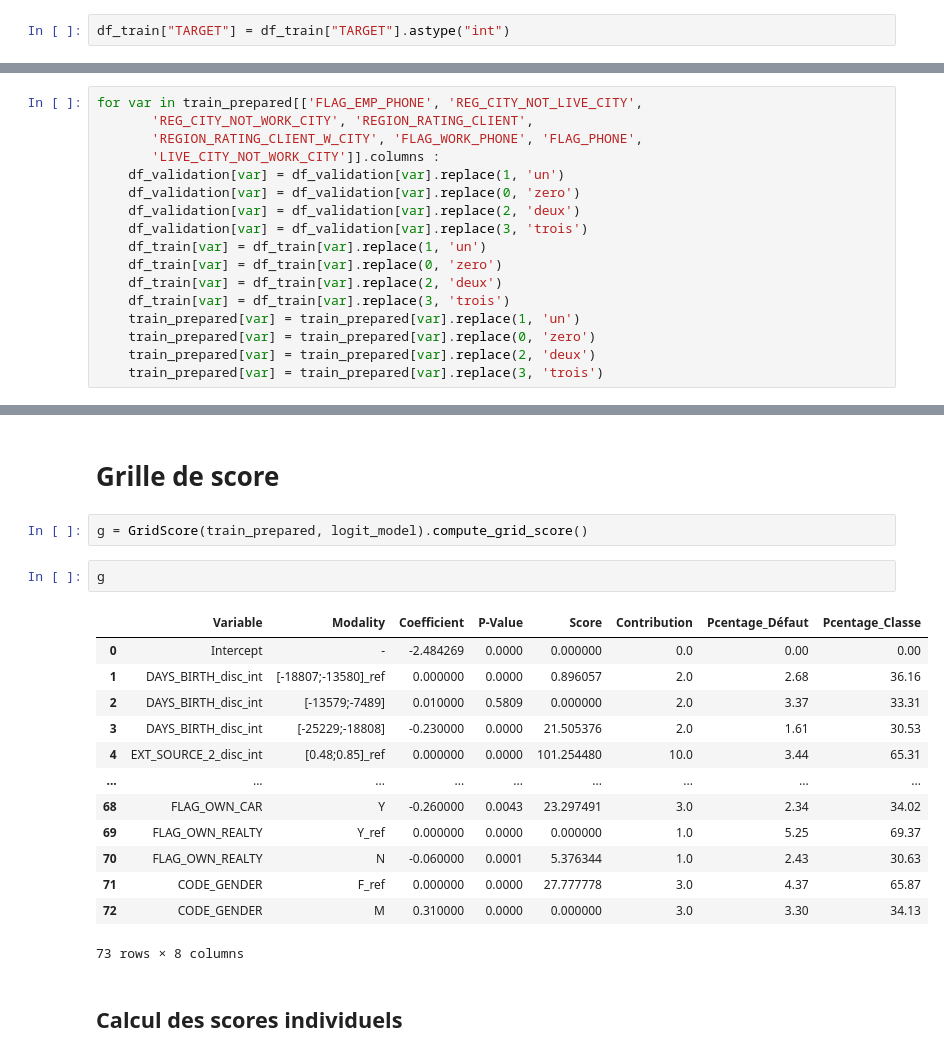
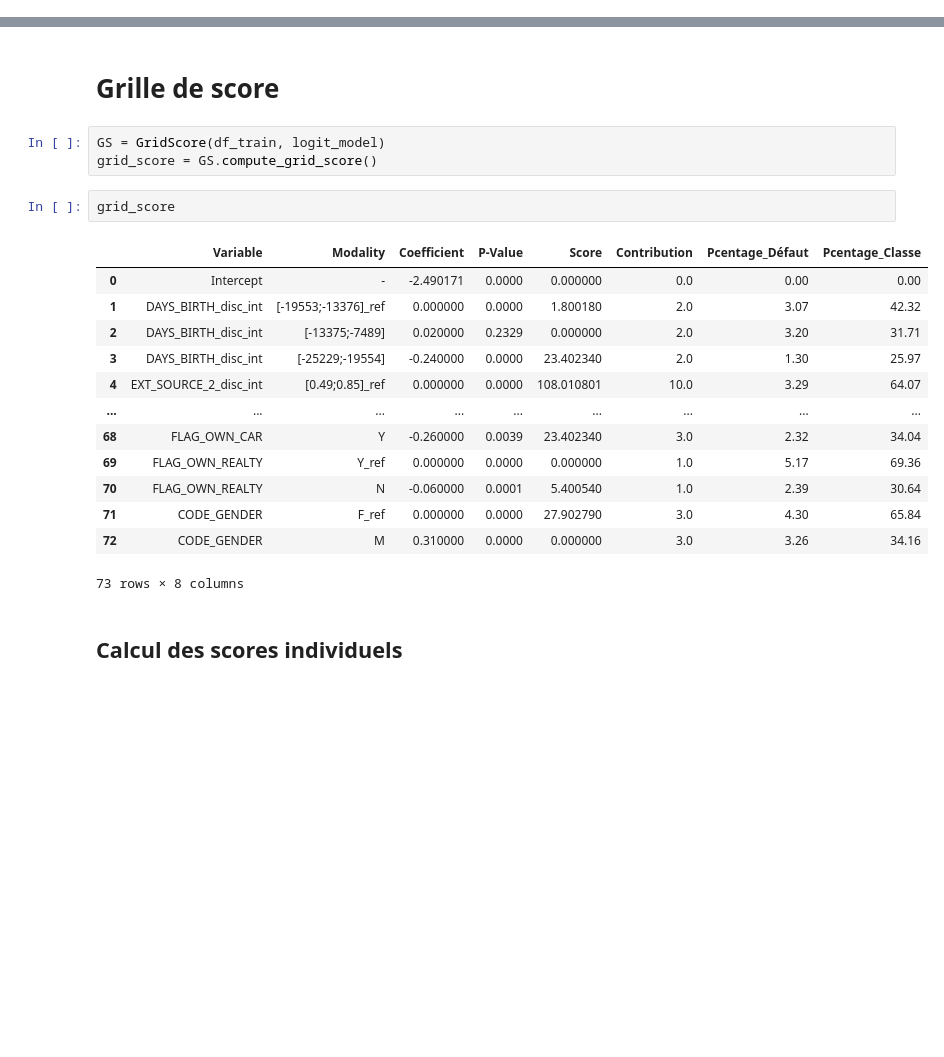
Before and after one commit to SamuelBaheux/Challenge_Nexialog, a Jupyter notebook: notebooks/grid_score.ipynb, the cells around one changed output, grey strips where cells are left out. Cells and saved outputs as stored; diff of their text form; blank space fills up the shorter version.

```diff
--- a/notebooks/grid_score.ipynb
+++ b/notebooks/grid_score.ipynb
@@ -22,28 +22,9 @@ train_prepared = pd.read_csv("../data/train_prepared.csv", index_col=[0])
 test_prepared = pd.read_csv("../data/test_prepared.csv", index_col=[0])
 # %%
 df_train = train_prepared.copy()
-# %%
-df_train["TARGET"] = df_train["TARGET"].astype("int")
 # %%
 df_validation = df_train.iloc[280000:,:]
 df_train = df_train.iloc[:280000,:]
-# %%
-for var in train_prepared[['FLAG_EMP_PHONE', 'REG_CITY_NOT_LIVE_CITY',
-       'REG_CITY_NOT_WORK_CITY', 'REGION_RATING_CLIENT',
-       'REGION_RATING_CLIENT_W_CITY', 'FLAG_WORK_PHONE', 'FLAG_PHONE',
-       'LIVE_CITY_NOT_WORK_CITY']].columns :
-    df_validation[var] = df_validation[var].replace(1, 'un')
-    df_validation[var] = df_validation[var].replace(0, 'zero')
-    df_validation[var] = df_validation[var].replace(2, 'deux')
-    df_validation[var] = df_validation[var].replace(3, 'trois')
-    df_train[var] = df_train[var].replace(1, 'un')
-    df_train[var] = df_train[var].replace(0, 'zero')
-    df_train[var] = df_train[var].replace(2, 'deux')
-    df_train[var] = df_train[var].replace(3, 'trois')
-    train_prepared[var] = train_prepared[var].replace(1, 'un')
-    train_prepared[var] = train_prepared[var].replace(0, 'zero')
-    train_prepared[var] = train_prepared[var].replace(2, 'deux')
-    train_prepared[var] = train_prepared[var].replace(3, 'trois')
 # %% [markdown]
 # Modélisation
 # %%
@@ -101,22 +82,23 @@ gini_coefficient
 # %% [markdown]
 # Grille de score
 # %%
-g = GridScore(train_prepared, logit_model).compute_grid_score()
+GS = GridScore(df_train, logit_model)
+grid_score = GS.compute_grid_score()
 # %%
-g
+grid_score
 # %% [output]
 |  | Variable | Modality | Coefficient | P-Value | Score | Contribution | Pcentage_Défaut | Pcentage_Classe |
-| 0 | Intercept | - | -2.484269 | 0.0000 | 0.000000 | 0.0 | 0.00 | 0.00 |
-| 1 | DAYS_BIRTH_disc_int | [-18807;-13580]_ref | 0.000000 | 0.0000 | 0.896057 | 2.0 | 2.68 | 36.16 |
-| 2 | DAYS_BIRTH_disc_int | [-13579;-7489] | 0.010000 | 0.5809 | 0.000000 | 2.0 | 3.37 | 33.31 |
-| 3 | DAYS_BIRTH_disc_int | [-25229;-18808] | -0.230000 | 0.0000 | 21.505376 | 2.0 | 1.61 | 30.53 |
-| 4 | EXT_SOURCE_2_disc_int | [0.48;0.85]_ref | 0.000000 | 0.0000 | 101.254480 | 10.0 | 3.44 | 65.31 |
+| 0 | Intercept | - | -2.490171 | 0.0000 | 0.000000 | 0.0 | 0.00 | 0.00 |
+| 1 | DAYS_BIRTH_disc_int | [-19553;-13376]_ref | 0.000000 | 0.0000 | 1.800180 | 2.0 | 3.07 | 42.32 |
+| 2 | DAYS_BIRTH_disc_int | [-13375;-7489] | 0.020000 | 0.2329 | 0.000000 | 2.0 | 3.20 | 31.71 |
+| 3 | DAYS_BIRTH_disc_int | [-25229;-19554] | -0.240000 | 0.0000 | 23.402340 | 2.0 | 1.30 | 25.97 |
+| 4 | EXT_SOURCE_2_disc_int | [0.49;0.85]_ref | 0.000000 | 0.0000 | 108.010801 | 10.0 | 3.29 | 64.07 |
 | ... | ... | ... | ... | ... | ... | ... | ... | ... |
-| 68 | FLAG_OWN_CAR | Y | -0.260000 | 0.0043 | 23.297491 | 3.0 | 2.34 | 34.02 |
-| 69 | FLAG_OWN_REALTY | Y_ref | 0.000000 | 0.0000 | 0.000000 | 1.0 | 5.25 | 69.37 |
-| 70 | FLAG_OWN_REALTY | N | -0.060000 | 0.0001 | 5.376344 | 1.0 | 2.43 | 30.63 |
-| 71 | CODE_GENDER | F_ref | 0.000000 | 0.0000 | 27.777778 | 3.0 | 4.37 | 65.87 |
-| 72 | CODE_GENDER | M | 0.310000 | 0.0000 | 0.000000 | 3.0 | 3.30 | 34.13 |
+| 68 | FLAG_OWN_CAR | Y | -0.260000 | 0.0039 | 23.402340 | 3.0 | 2.32 | 34.04 |
+| 69 | FLAG_OWN_REALTY | Y_ref | 0.000000 | 0.0000 | 0.000000 | 1.0 | 5.17 | 69.36 |
+| 70 | FLAG_OWN_REALTY | N | -0.060000 | 0.0001 | 5.400540 | 1.0 | 2.39 | 30.64 |
+| 71 | CODE_GENDER | F_ref | 0.000000 | 0.0000 | 27.902790 | 3.0 | 4.30 | 65.84 |
+| 72 | CODE_GENDER | M | 0.310000 | 0.0000 | 0.000000 | 3.0 | 3.26 | 34.16 |
 73 rows × 8 columns
 # %% [markdown]
 ## Calcul des scores individuels
```
Also changed, not shown: parts of 12 cells of this notebook, 4 other files.
